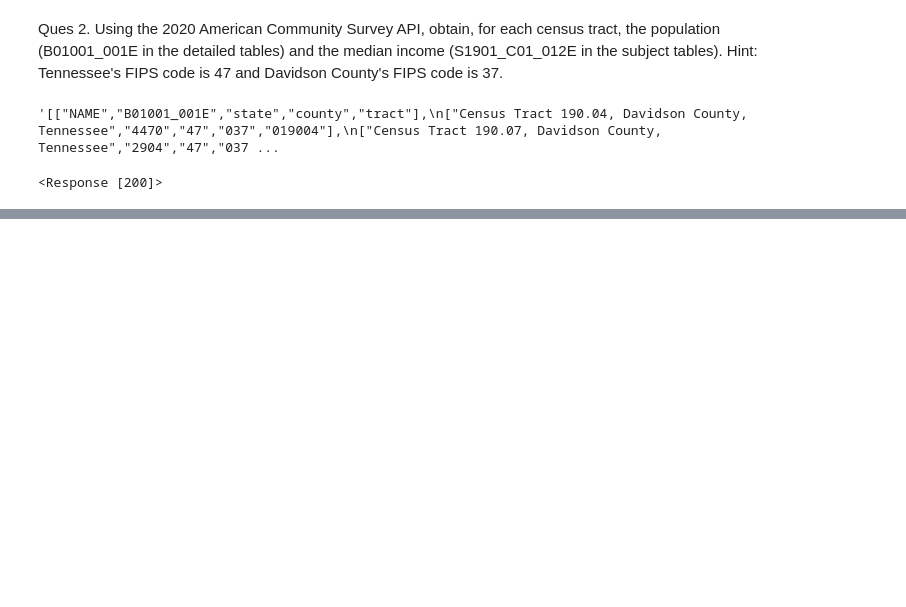
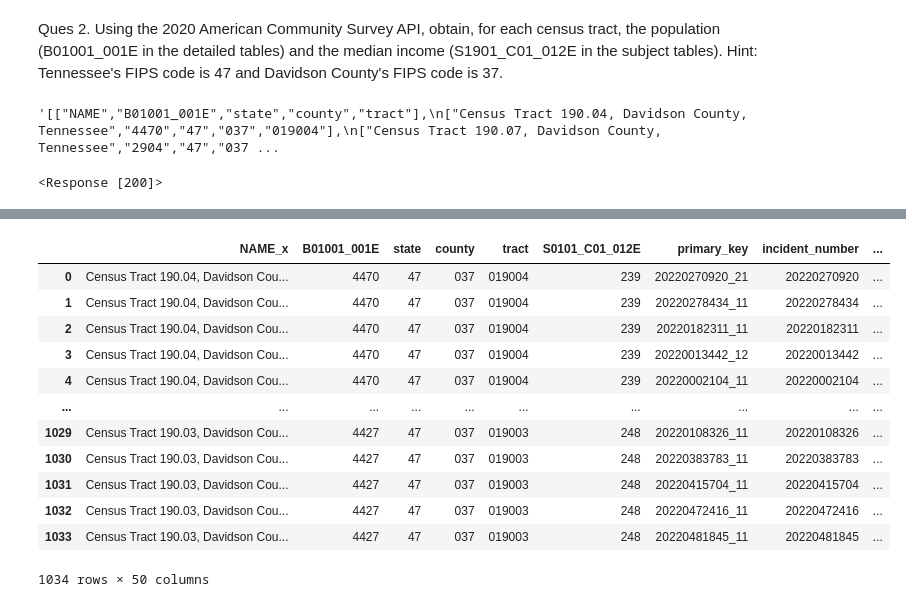
Before and after one commit to nss-data-science-cohort-6/api_project-twix, a Jupyter notebook: AM_api_project.ipynb, the cells around one changed output, grey strips where cells are left out. Drawn from its saved outputs; the diff is of its cells as text; code cells hidden in the pictures; blank space fills up the shorter version.

```diff
--- a/AM_api_project.ipynb
+++ b/AM_api_project.ipynb
@@ -358,0 +269,3 @@ print(txt)
+# %%
+Census_df = Population_df.merge(Subject_df, how = 'inner')
+Census_df
@@ -358,0 +394,4 @@ print(txt)
+# %%
+Nashville_BUR_AGG_2['geometry'] = gpd.points_from_xy(Nashville_BUR_AGG_2['longitude'], Nashville_BUR_AGG_2['latitude'])
+
+Nashville_BUR_AGG_2.head()
@@ -358,0 +411,6 @@ print(txt)
+# %%
+Geo_Nashville_BUR_AGG = gpd.GeoDataFrame(Nashville_BUR_AGG_2,
+                           crs = Shapefile.crs,
+                           geometry = Nashville_BUR_AGG_2['geometry'])
+Geo_Nashville_BUR_AGG_df= gpd.sjoin(Geo_Nashville_BUR_AGG, Shapefile)
+Geo_Nashville_BUR_AGG_df
@@ -358,0 +484,19 @@ print(txt)
+# %%
+Geo_Nashville_BUR_AGG_Census_df = pd.merge(left= Census_df,
+         right = Geo_Nashville_BUR_AGG_df.rename(columns = {'TRACTCE': 'tract'}), left_on = 'tract', right_on = 'tract')
+
+Geo_Nashville_BUR_AGG_Census_df
+# %% [output]
+|  | NAME_x | B01001_001E | state | county | tract | S0101_C01_012E | primary_key | incident_number | ... |
+| 0 | Census Tract 190.04, Davidson Cou... | 4470 | 47 | 037 | 019004 | 239 | 20220270920_21 | 20220270920 | ... |
+| 1 | Census Tract 190.04, Davidson Cou... | 4470 | 47 | 037 | 019004 | 239 | 20220278434_11 | 20220278434 | ... |
+| 2 | Census Tract 190.04, Davidson Cou... | 4470 | 47 | 037 | 019004 | 239 | 20220182311_11 | 20220182311 | ... |
+| 3 | Census Tract 190.04, Davidson Cou... | 4470 | 47 | 037 | 019004 | 239 | 20220013442_12 | 20220013442 | ... |
+| 4 | Census Tract 190.04, Davidson Cou... | 4470 | 47 | 037 | 019004 | 239 | 20220002104_11 | 20220002104 | ... |
+| ... | ... | ... | ... | ... | ... | ... | ... | ... | ... |
+| 1029 | Census Tract 190.03, Davidson Cou... | 4427 | 47 | 037 | 019003 | 248 | 20220108326_11 | 20220108326 | ... |
+| 1030 | Census Tract 190.03, Davidson Cou... | 4427 | 47 | 037 | 019003 | 248 | 20220383783_11 | 20220383783 | ... |
+| 1031 | Census Tract 190.03, Davidson Cou... | 4427 | 47 | 037 | 019003 | 248 | 20220415704_11 | 20220415704 | ... |
+| 1032 | Census Tract 190.03, Davidson Cou... | 4427 | 47 | 037 | 019003 | 248 | 20220472416_11 | 20220472416 | ... |
+| 1033 | Census Tract 190.03, Davidson Cou... | 4427 | 47 | 037 | 019003 | 248 | 20220481845_11 | 20220481845 | ... |
+1034 rows × 50 columns
```
Also changed, not shown: parts of 61 cells of this notebook.
